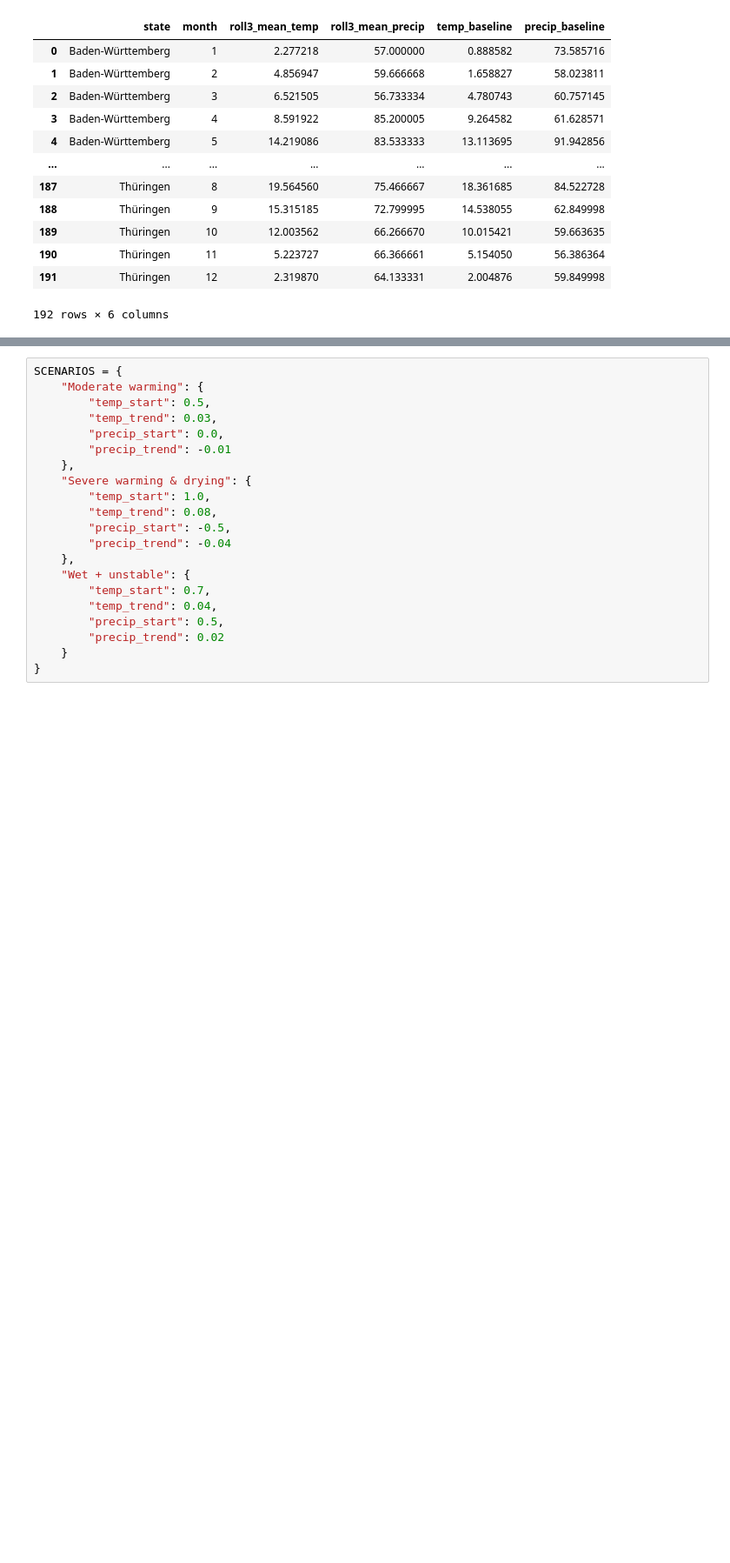
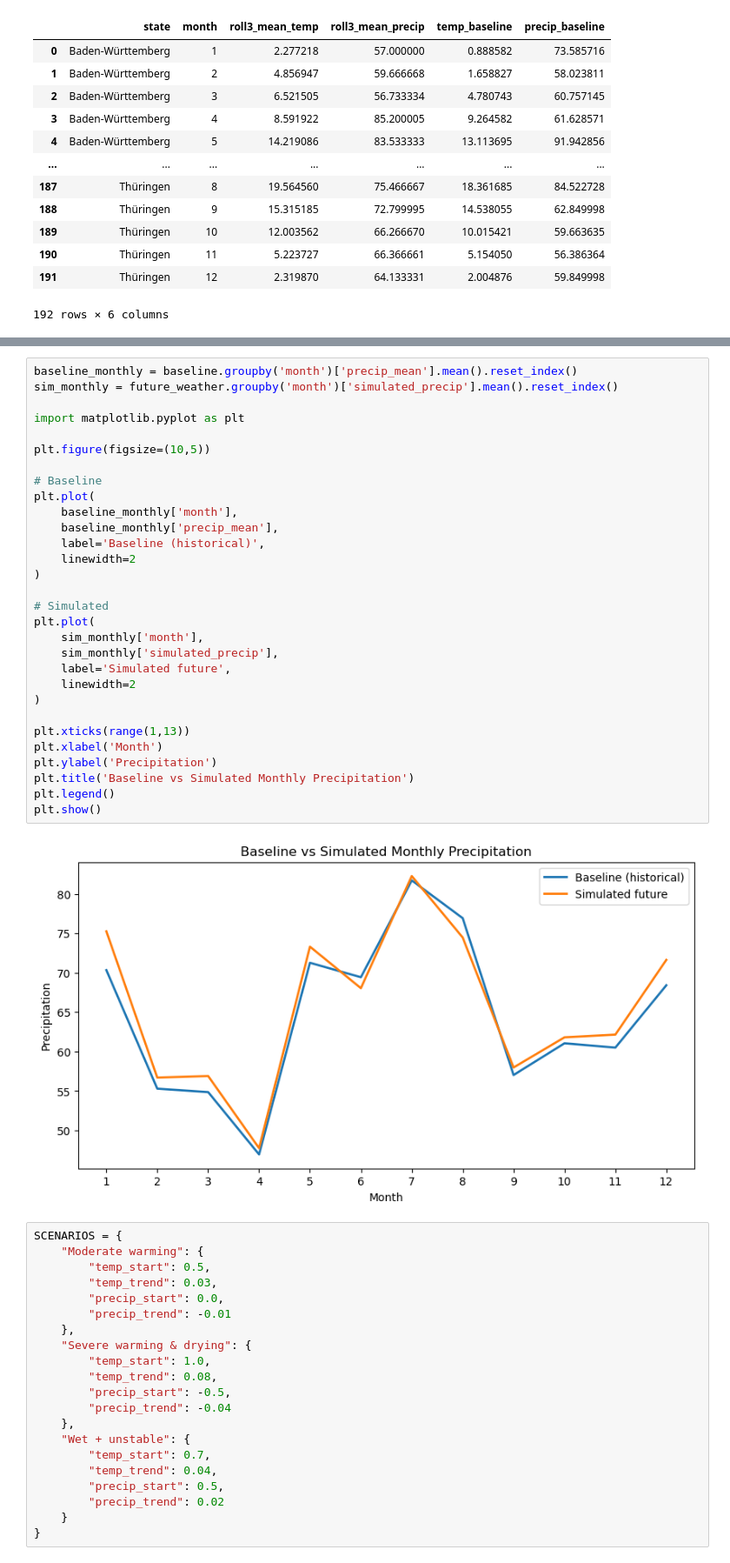
Before and after one commit to delmurphy/wildsignal, a Jupyter notebook: Notebooks/6.Streamlit_app.ipynb, the cells around one changed output, grey strips where cells are left out. Shown at 87% size. Cells and saved outputs as stored; diff of their text form; blank space fills up the shorter version.

```diff
--- a/Notebooks/6.Streamlit_app.ipynb
+++ b/Notebooks/6.Streamlit_app.ipynb
@@ -333,3 +398,35 @@ future_weather
+# %%
+baseline_monthly = baseline.groupby('month')['precip_mean'].mean().reset_index()
+sim_monthly = future_weather.groupby('month')['simulated_precip'].mean().reset_index()
+
+import matplotlib.pyplot as plt
+
+plt.figure(figsize=(10,5))
+
+# Baseline
+plt.plot(
+    baseline_monthly['month'],
+    baseline_monthly['precip_mean'],
+    label='Baseline (historical)',
+    linewidth=2
+)
+
+# Simulated
+plt.plot(
+    sim_monthly['month'],
+    sim_monthly['simulated_precip'],
+    label='Simulated future',
+    linewidth=2
+)
+
+plt.xticks(range(1,13))
+plt.xlabel('Month')
+plt.ylabel('Precipitation')
+plt.title('Baseline vs Simulated Monthly Precipitation')
+plt.legend()
+plt.show()
+# %% [output]
+[figure, added]
 # %%
 SCENARIOS = {
     "Moderate warming": {
```
Also changed, not shown: parts of 3 cells of this notebook.
